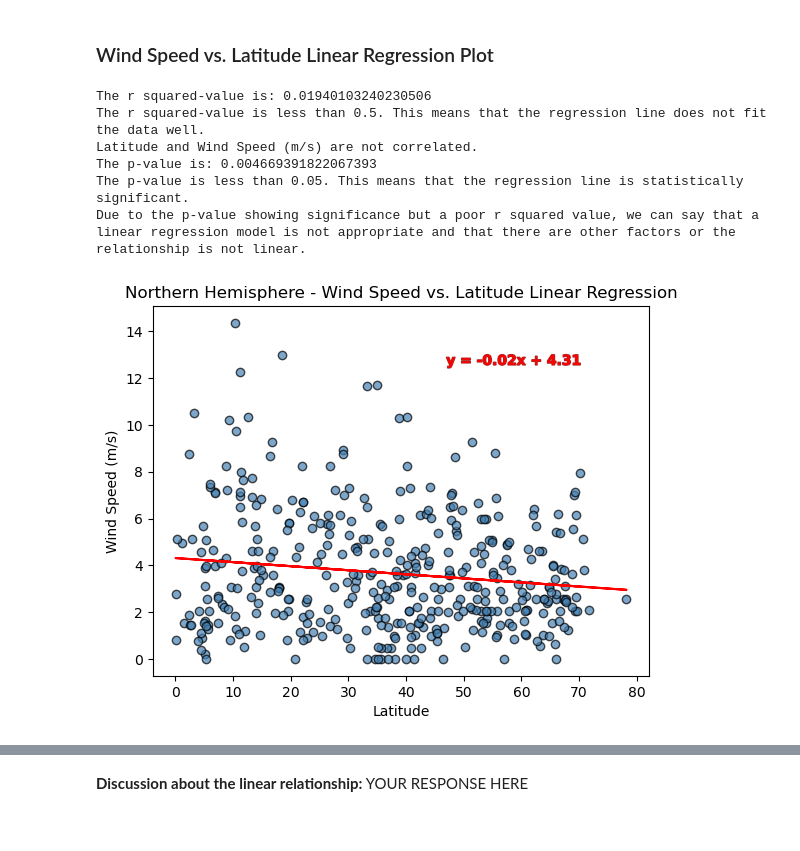
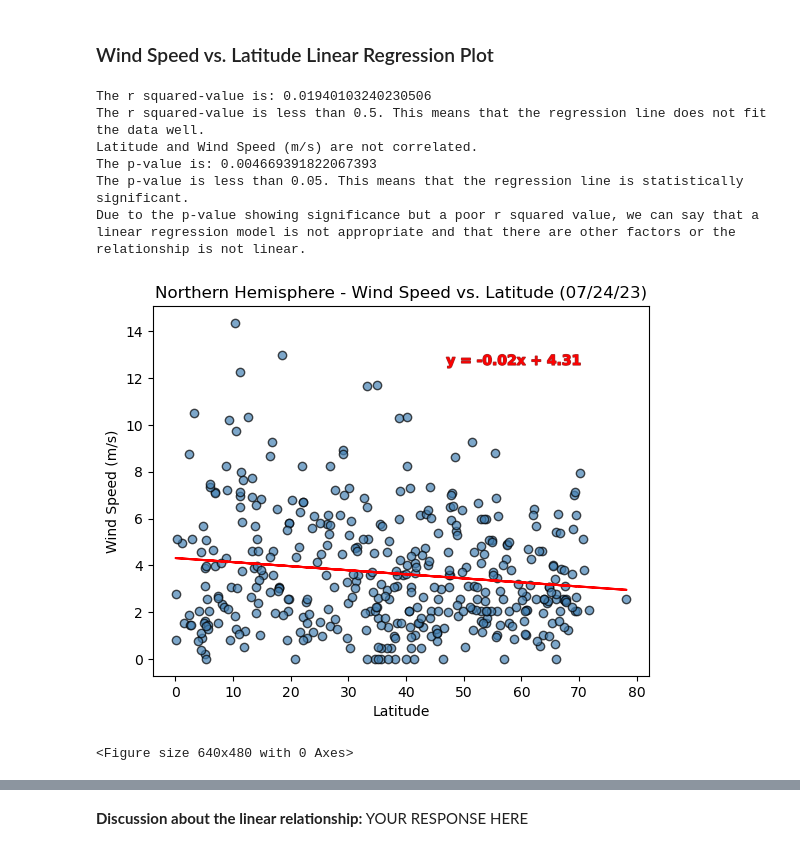
Before and after one commit to SwagmasterMatt/python-api-challenge, a Jupyter notebook: WeatherPy/WeatherPy.ipynb, the cells around one changed output, grey strips where cells are left out. Cells and saved outputs as stored; diff of their text form; code cells hidden in the pictures.

```diff
--- a/WeatherPy/WeatherPy.ipynb
+++ b/WeatherPy/WeatherPy.ipynb
@@ -531,14 +546,16 @@ The p-value is greater than 0.05. This means that the regression line is not sta
 ### Wind Speed vs. Latitude Linear Regression Plot
 # %%
 # Northern Hemisphere
-plot_linear_regression(northern_hemi_df["Lat"], northern_hemi_df["Wind Speed"], "Latitude", "Wind Speed (m/s)", "Northern Hemisphere - Wind Speed vs. Latitude Linear Regression")
+plot_linear_regression(northern_hemi_df["Lat"], northern_hemi_df["Wind Speed"], "Latitude", "Wind Speed (m/s)", f"Northern Hemisphere - Wind Speed vs. Latitude ({time.strftime('%x')})")
+plt.savefig("output_data/Fig11.png")
 # %% [output]
 The r squared-value is: 0.01940103240230506
 The r squared-value is less than 0.5. This means that the regression line does not fit the data well.
 Latitude and Wind Speed (m/s) are not correlated.
 The p-value is: 0.004669391822067393
 The p-value is less than 0.05. This means that the regression line is statistically significant.
 Due to the p-value showing significance but a poor r squared value, we can say that a linear regression model is not appropriate and that there are other factors or the relationship is not linear.
-[figure, old version]
+[figure, new version]
+<Figure size 640x480 with 0 Axes>
 # %%
 # Southern Hemisphere
```
Also changed, not shown: parts of 9 cells of this notebook, 9 other files.
